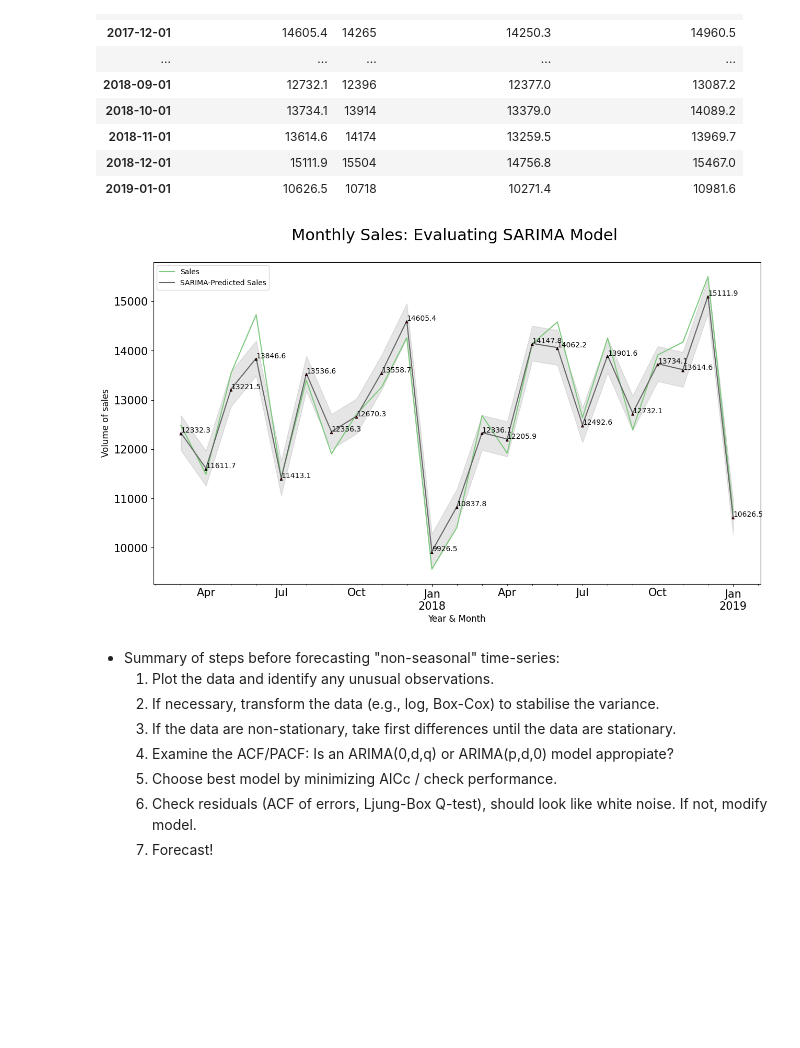
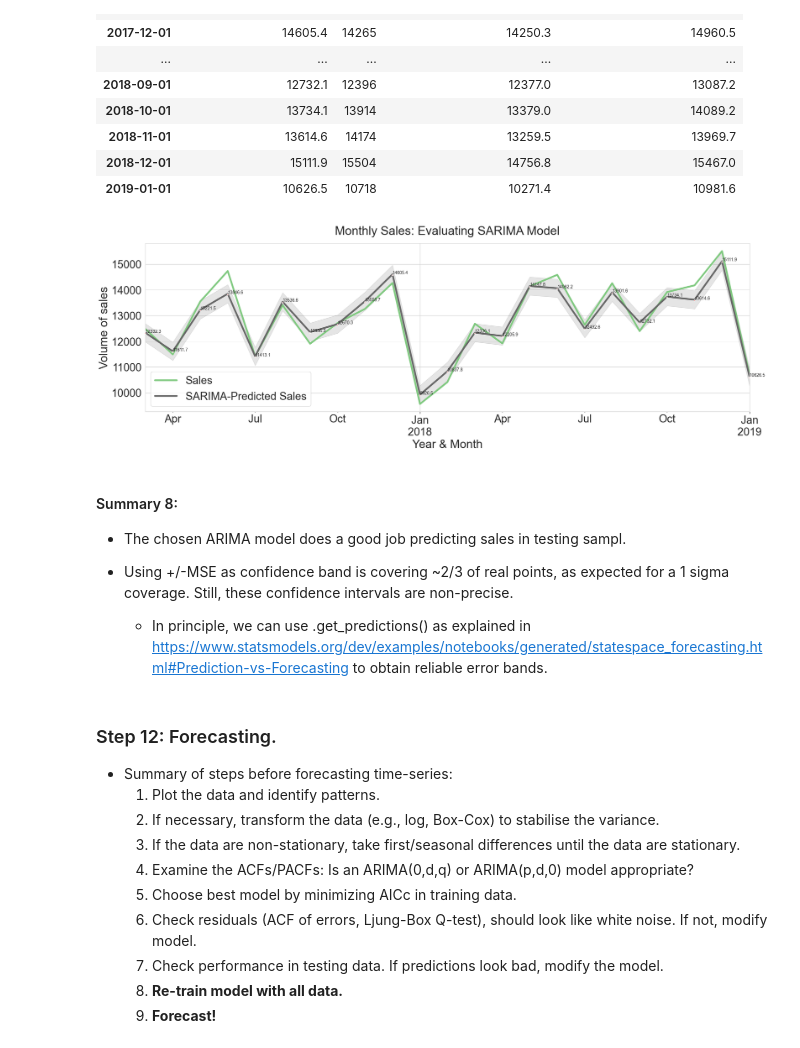
Before and after one commit to ivheredia/Time-Series-Forecast, a Jupyter notebook: Forecast_sales.ipynb, the cells around one changed output. Saved outputs shown, nothing was run; the diff lists cells and outputs as text; code cells hidden in the pictures; blank space fills up the shorter version.

Commit message:
Documented version of complete project, visual improvements.

```diff
--- a/Forecast_sales.ipynb
+++ b/Forecast_sales.ipynb
@@ -515,0 +263,20 @@ Warnings:
+# %%
+# ETS decomposition: isolate systematic & non-systematic components.
+
+# Since sales increase seems to be non-linear, we use a 'multiplicative' model.
+result = st.tsa.seasonal.seasonal_decompose(df["Sales"], model = "multiplicative")
+
+# Plot ETS decomposition:
+fig, axes = plt.subplots(4, 1, sharex=True, figsize=(15,6))
+fig.suptitle("Monthly Sales: ETS Decomposition Plots", fontsize = "15")
+result.observed.plot(ax=axes[0], legend=False, color= 'g')
+axes[0].set_ylabel('Observed')
+result.trend.plot(ax=axes[1], legend=False, color = 'b')
+axes[1].set_ylabel('Trend+Lev.')
+result.seasonal.plot(ax=axes[2], legend=False, color = 'r')
+axes[2].set_ylabel('1+Seasonal')
+result.resid.plot(ax=axes[3], legend=False, color = 'c')
+axes[3].set_ylabel('1+Residual')
+plt.xlabel('Year', fontsize = 15)
+for i in [0,1,2,3] : axes[i].xaxis.set_major_locator(plticker.MultipleLocator(base=12))
+ax.autoscale(enable=True, axis='x', tight=False)
@@ -669,37 +749,42 @@ Root Mean Squared Error =  355.11
 # %%
 #Plot the Graph:
 
-ax = test_SARIMA_predictions[["Sales", "SARIMA-Predicted Sales"]].plot(title = 'Monthly Sales: Evaluating SARIMA Model', legend =True, table = False, grid = False, subplots = False, figsize =(15,8), colormap = 'Accent', fontsize = 15, linestyle='-', stacked=False)
+ax = test_SARIMA_predictions[["Sales", "SARIMA-Predicted Sales"]].plot(legend =True, grid = True, figsize =(25,7), fontsize = 25, colormap = 'Accent', linestyle='-', linewidth = 4)
 
 ax.fill_between(test_SARIMA_predictions.index, test_SARIMA_predictions['Predicted Inbound Variance'], test_SARIMA_predictions['Predicted Outbound Variance'], color='k', alpha=0.1);
 
 for i in np.arange(0,len(test_SARIMA_predictions)):
     ax.annotate(str(test_SARIMA_predictions["SARIMA-Predicted Sales"][i]),
-                xy=(test_SARIMA_predictions.index[i], test_SARIMA_predictions["SARIMA-Predicted Sales"][i]),
-                xycoords='data',
-                xytext=(test_SARIMA_predictions.index[i],test_SARIMA_predictions["SARIMA-Predicted Sales"][i]+5),
-                arrowprops=dict(facecolor='r',headwidth=3,headlength=3 )) #shrink=0.05
+                xy=(test_SARIMA_predictions.index[i], test_SARIMA_predictions["SARIMA-Predicted Sales"][i]), xycoords='data', xytext=(test_SARIMA_predictions.index[i],test_SARIMA_predictions["SARIMA-Predicted Sales"][i]+5), arrowprops=dict(facecolor='r', headwidth=3, headlength=3 )) #shrink=0.05
 
 #Configure x and y labels:
-plt.ylabel('Volume of sales',horizontalalignment="center",fontstyle = "normal", fontsize = "large", fontfamily = "sans-serif")
-plt.xlabel('Year & Month',horizontalalignment="center",fontstyle = "normal", fontsize = "large", fontfamily = "sans-serif")
-
-#Set up title, legends and theme:
-plt.title('Monthly Sales: Evaluating SARIMA Model \n',horizontalalignment="center", fontstyle = "normal", fontsize = "22", fontfamily = "sans-serif")
-plt.legend(loc='upper left', fontsize = "medium")
-plt.xticks(rotation=0, horizontalalignment="center")
-plt.yticks(rotation=0, horizontalalignment="right")
-#plt.style.use(['classic'])
-ax.autoscale(enable=True, axis='x', tight=False)
+setup_ticks(ax)
+plt.ylabel('Volume of sales', fontsize = 27)
+plt.xlabel('Year & Month', fontsize = 27)
+plt.title('Monthly Sales: Evaluating SARIMA Model', fontsize = 28, pad=20)
+plt.legend(loc='lower left', fontsize = 25)
+plt.xticks(rotation=0)
+ax.autoscale(enable=True, axis='x', tight=True)
 # %% [output]
-[figure, old version]
+[figure, new version]
+# %% [markdown]
+#### Summary 8:
+
+* The chosen ARIMA model does a good job predicting sales in testing sampl.
+
+* Using +/-MSE as confidence band is covering ~2/3 of real points, as expected for a 1 sigma coverage. Still, these confidence intervals are non-precise.
+    - In principle, we can use .get_predictions() as explained in https://www.statsmodels.org/dev/examples/notebooks/generated/statespace_forecasting.html#Prediction-vs-Forecasting to obtain reliable error bands.
 # %% [markdown]
-* Summary of steps before forecasting "non-seasonal" time-series:
-    1. Plot the data and identify any unusual observations.
+### Step 12: Forecasting.
+
+* Summary of steps before forecasting time-series:
+    1. Plot the data and identify patterns.
     2. If necessary, transform the data (e.g., log, Box-Cox) to stabilise the variance.
-    3. If the data are non-stationary, take first differences until the data are stationary.
-    4. Examine the ACF/PACF: Is an ARIMA(0,d,q) or ARIMA(p,d,0) model appropiate?
-    5. Choose best model by minimizing AICc / check performance.
+    3. If the data are non-stationary, take first/seasonal differences until the data are stationary.
+    4. Examine the ACFs/PACFs: Is an ARIMA(0,d,q) or ARIMA(p,d,0) model appropriate?
+    5. Choose best model by minimizing AICc in training data.
     6. Check residuals (ACF of errors, Ljung-Box Q-test), should look like white noise. If not, modify model.
-    7. Forecast!
+    7. Check performance in testing data. If predictions look bad, modify the model.
+    8. **Re-train model with all data.**
+    9. **Forecast!**
 # %%
```
Also changed, not shown: parts of 78 cells of this notebook, 1 other file.
